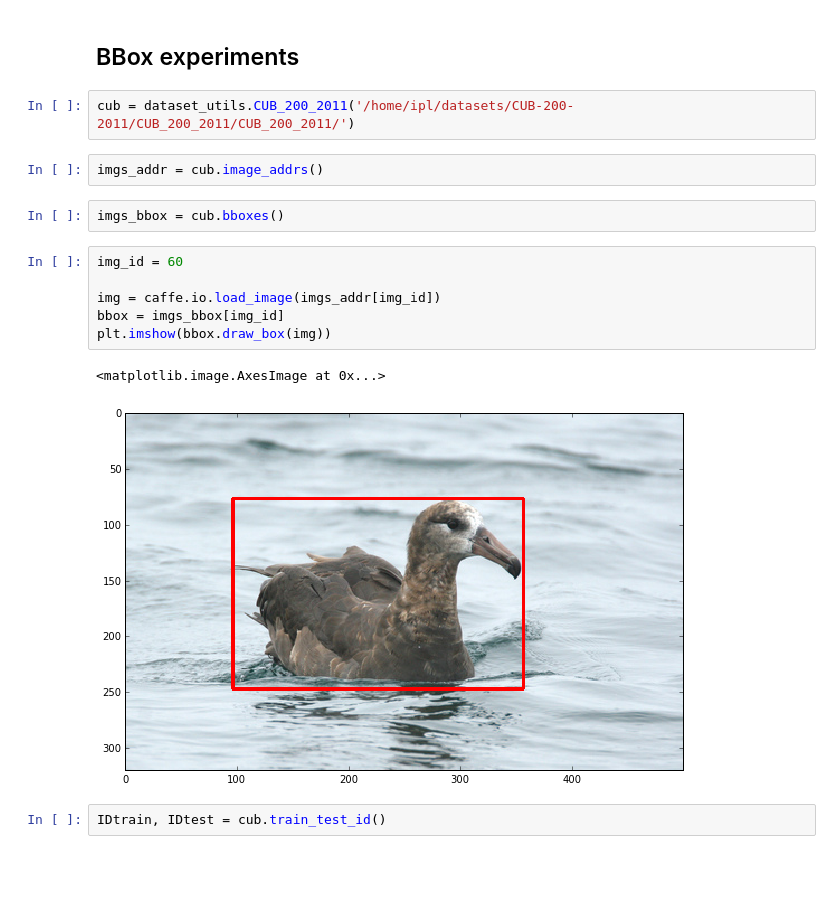
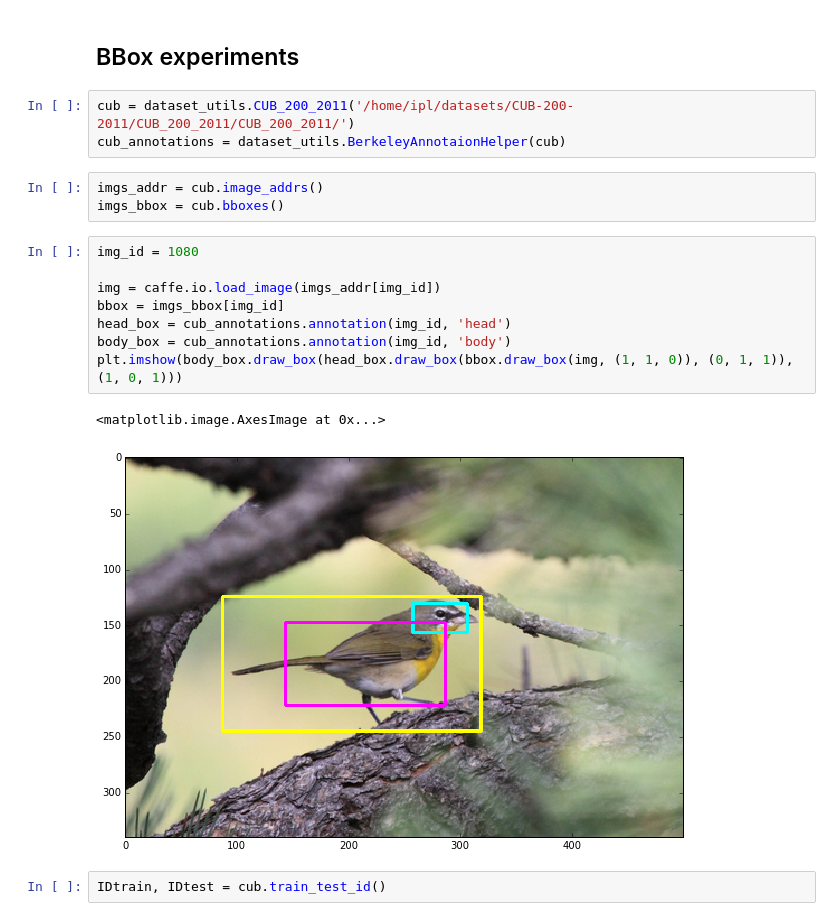
Before and after one commit to yassersouri/fast-bird-part-localization, a Jupyter notebook: experiments.ipynb, the cells around one changed output. Cells and saved outputs as stored; diff of their text form; blank space fills up the shorter version.

```diff
--- a/experiments.ipynb
+++ b/experiments.ipynb
@@ -97,19 +100,21 @@ plt.show()
 ## BBox experiments
 # %%
 cub = dataset_utils.CUB_200_2011('/home/ipl/datasets/CUB-200-2011/CUB_200_2011/CUB_200_2011/')
+cub_annotations = dataset_utils.BerkeleyAnnotaionHelper(cub)
 # %%
 imgs_addr = cub.image_addrs()
+imgs_bbox = cub.bboxes()
-# %%
-imgs_bbox = cub.bboxes()
 # %%
-img_id = 60
+img_id = 1080
 
 img = caffe.io.load_image(imgs_addr[img_id])
 bbox = imgs_bbox[img_id]
-plt.imshow(bbox.draw_box(img))
+head_box = cub_annotations.annotation(img_id, 'head')
+body_box = cub_annotations.annotation(img_id, 'body')
+plt.imshow(body_box.draw_box(head_box.draw_box(bbox.draw_box(img, (1, 1, 0)), (0, 1, 1)), (1, 0, 1)))
 # %% [output]
 <matplotlib.image.AxesImage at 0x...>
-[figure, old version]
+[figure, new version]
 # %%
 IDtrain, IDtest = cub.train_test_id()
 # %%
```
Also changed, not shown: parts of 4 cells of this notebook, 2 other files.
